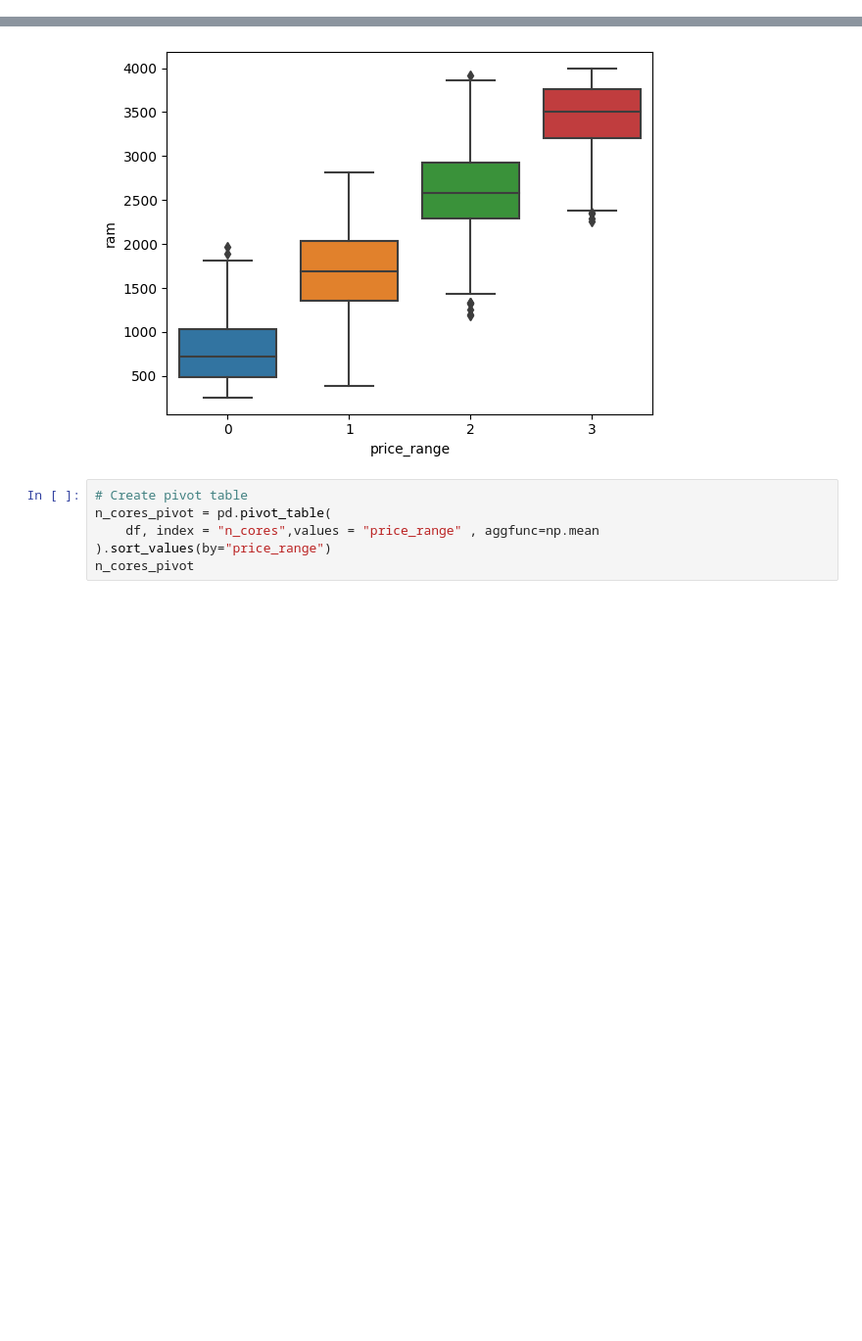
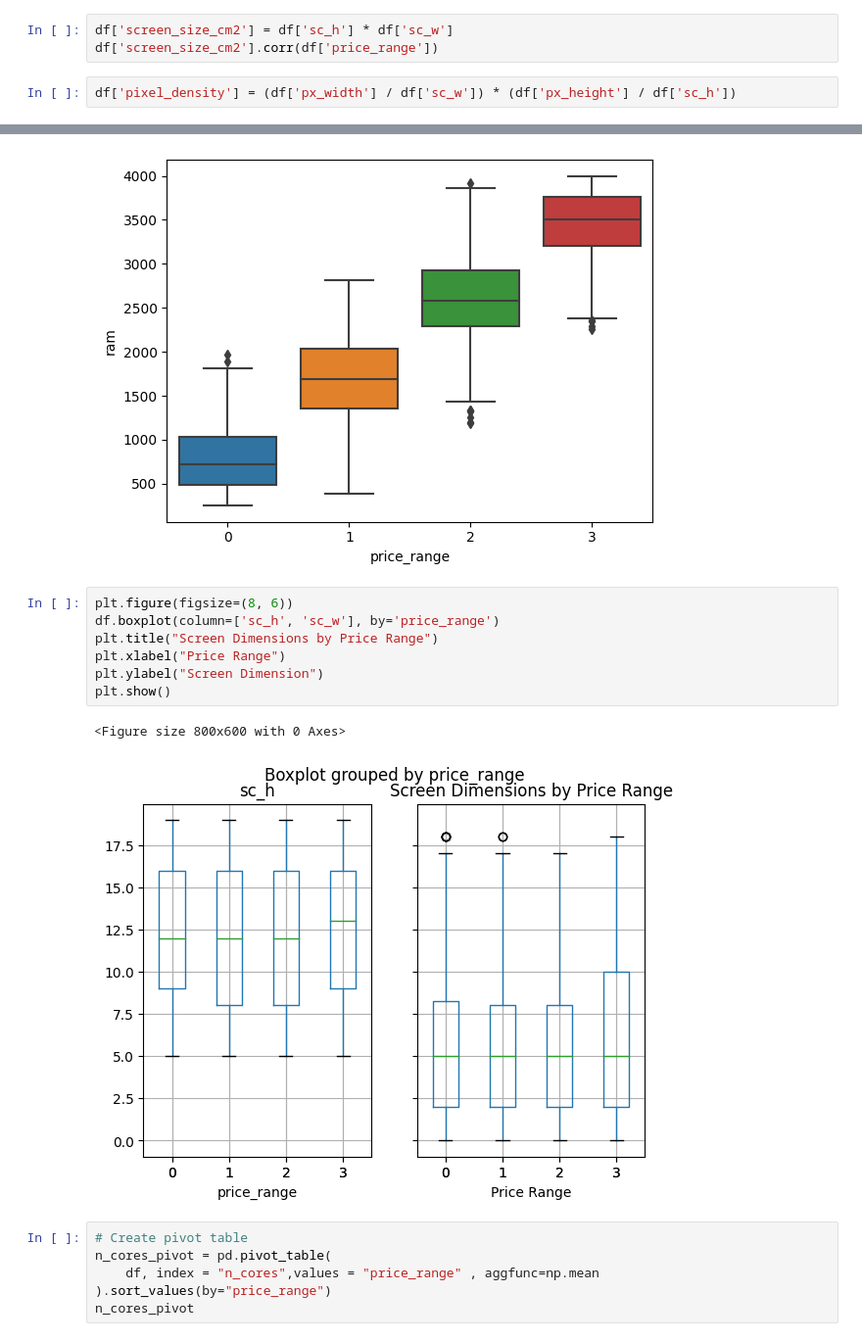
Before and after one commit to iAbdellrahmann/OJT_ML_Codespace, a Jupyter notebook: notebooks/price_prediction.ipynb, the cells around one changed output, grey strips where cells are left out. Shown at 98% size. Saved outputs shown, nothing was run; the diff lists cells and outputs as text; blank space fills up the shorter version.

```diff
--- a/notebooks/price_prediction.ipynb
+++ b/notebooks/price_prediction.ipynb
@@ -51,6 +51,11 @@ df["price_range"].value_counts(normalize=True).plot(kind="bar",xlabel="class",yl
 # %% [output]
 <Axes: title={'center': 'Class Balance'}, xlabel='class', ylabel='Class Frequency'>
 [figure]
+# %%
+df['screen_size_cm2'] = df['sc_h'] * df['sc_w']
+df['screen_size_cm2'].corr(df['price_range'])
+# %%
+df['pixel_density'] = (df['px_width'] / df['sc_w']) * (df['px_height'] / df['sc_h'])
 # %%
 df.describe()
 # %% [output]
@@ -100,6 +105,16 @@ sns.boxplot(x="price_range",y="ram",data = df)
 # %% [output]
 <Axes: xlabel='price_range', ylabel='ram'>
 [figure]
+# %%
+plt.figure(figsize=(8, 6))
+df.boxplot(column=['sc_h', 'sc_w'], by='price_range')
+plt.title("Screen Dimensions by Price Range")
+plt.xlabel("Price Range")
+plt.ylabel("Screen Dimension")
+plt.show()
+# %% [output]
+<Figure size 800x600 with 0 Axes>
+[figure, added]
 # %%
 # Create pivot table
 n_cores_pivot = pd.pivot_table(
```
Also changed, not shown: parts of 2 cells of this notebook.
